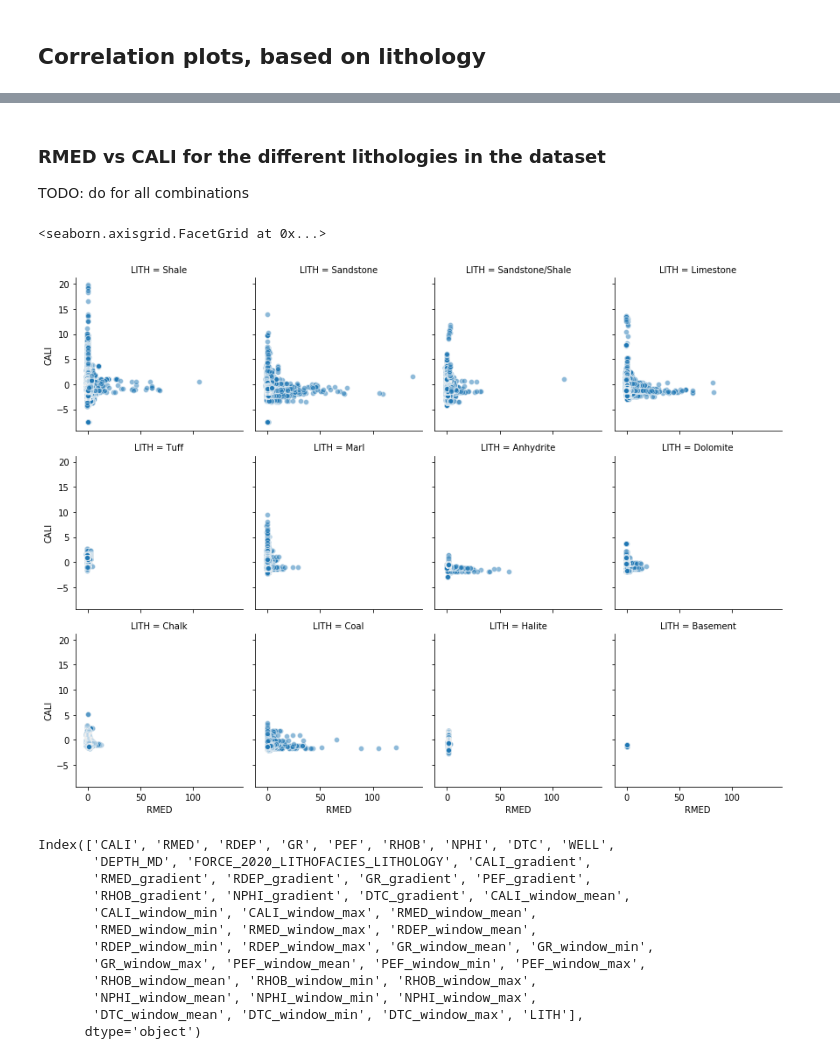
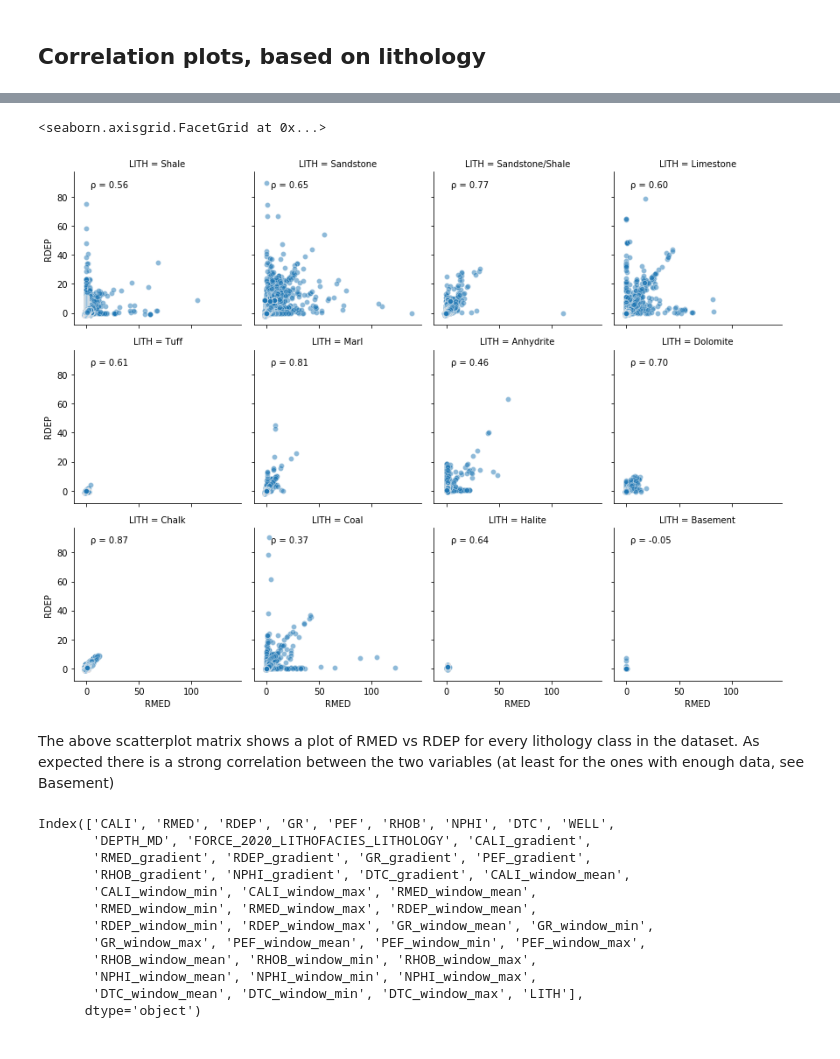
Before and after one commit to christianlehre/thesis, a Jupyter notebook: src/visualizations/visualization_classification.ipynb, the cells around one changed output, grey strips where cells are left out. Saved outputs shown, nothing was run; the diff lists cells and outputs as text; code cells hidden in the pictures.

```diff
--- a/src/visualizations/visualization_classification.ipynb
+++ b/src/visualizations/visualization_classification.ipynb
@@ -131,0 +180,7 @@ original_data = data[original_variables]
+# %%
+from scipy.stats import pearsonr
+def corrfunc(x, y, ax=None, **kws):
+    "Plot pearson correlation coeff in top left corner of a plot"
+    r, _ = pearsonr(x, y)
+    ax = ax or plt.gca()
+    ax.annotate(f'ρ = {r:.2f}', xy=(.1, .9), xycoords=ax.transAxes)
@@ -217,13 +381,12 @@ array(['Shale', 'Sandstone', 'Sandstone/Shale', 'Limestone', 'Tuff',
-# %% [markdown]
-### RMED vs CALI for the different lithologies in the dataset
-
-TODO: do for all combinations
 # %%
 g = sns.FacetGrid(data, col="LITH", col_wrap=4)
-g.map(sns.scatterplot, "RMED", "CALI", alpha=0.5)
+g.map(sns.scatterplot, "RMED", "RDEP", alpha=0.5)
+g.map(corrfunc, "RMED", "RDEP")
 # %% [output]
 <seaborn.axisgrid.FacetGrid at 0x...>
-[figure, old version]
+[figure, new version]
+# %% [markdown]
+The above scatterplot matrix shows a plot of RMED vs RDEP for every lithology class in the dataset. As expected there is a strong correlation between the two variables (at least for the ones with enough data, see Basement)
 # %%
 data.columns
 # %% [output]
```
Also changed, not shown: parts of 37 cells of this notebook.
